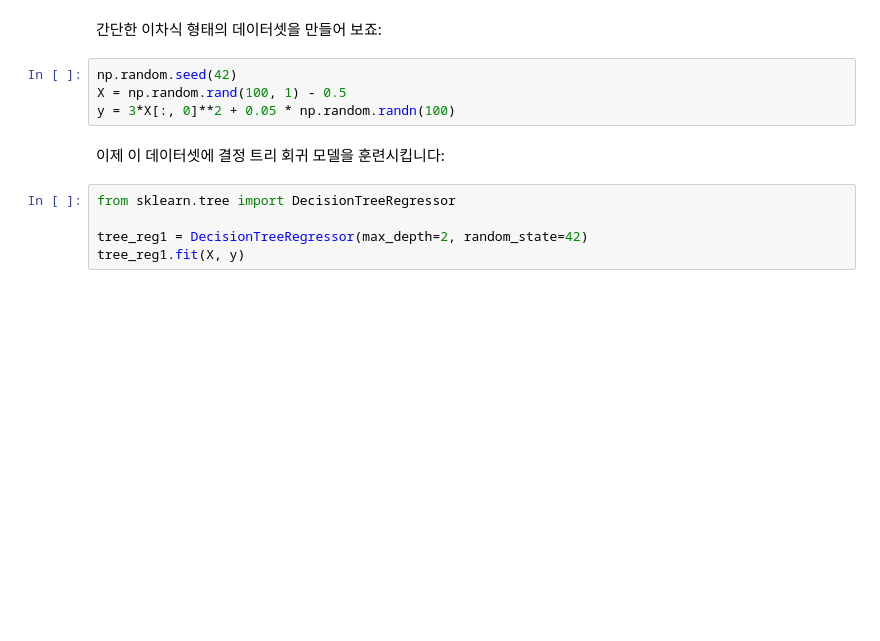
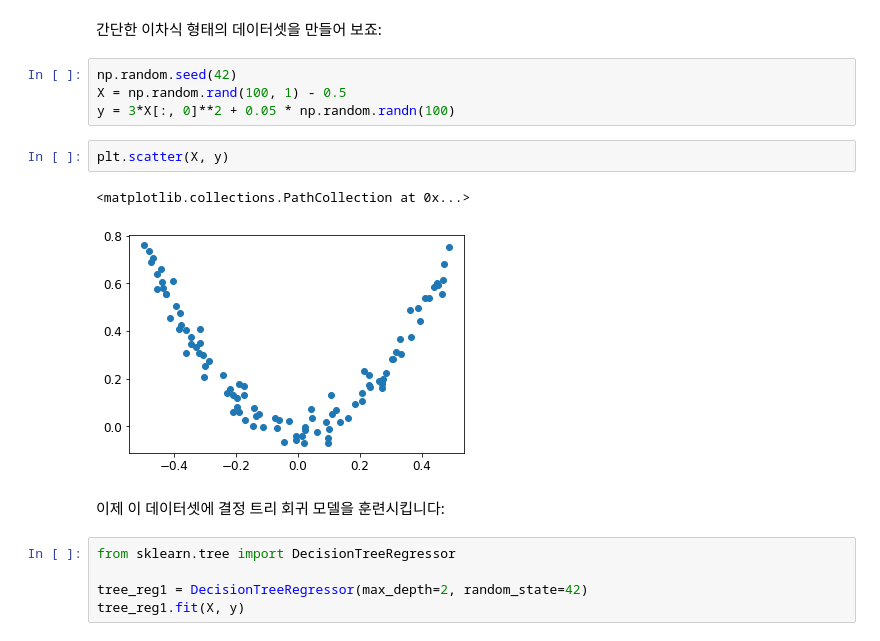
Before and after one commit to fasthill/Hands_on_ML2, a Jupyter notebook: 07_ensemble_learning_and_random_forests.ipynb, the cells around one changed output. Cells and saved outputs as stored; diff of their text form; blank space fills up the shorter version.

```diff
--- a/07_ensemble_learning_and_random_forests.ipynb
+++ b/07_ensemble_learning_and_random_forests.ipynb
@@ -444,6 +446,11 @@ plt.show()
 np.random.seed(42)
 X = np.random.rand(100, 1) - 0.5
 y = 3*X[:, 0]**2 + 0.05 * np.random.randn(100)
+# %%
+plt.scatter(X, y)
+# %% [output]
+<matplotlib.collections.PathCollection at 0x...>
+[figure, added]
 # %% [markdown]
 이제 이 데이터셋에 결정 트리 회귀 모델을 훈련시킵니다:
 # %%
```
Also changed, not shown: parts of 4 cells of this notebook.
